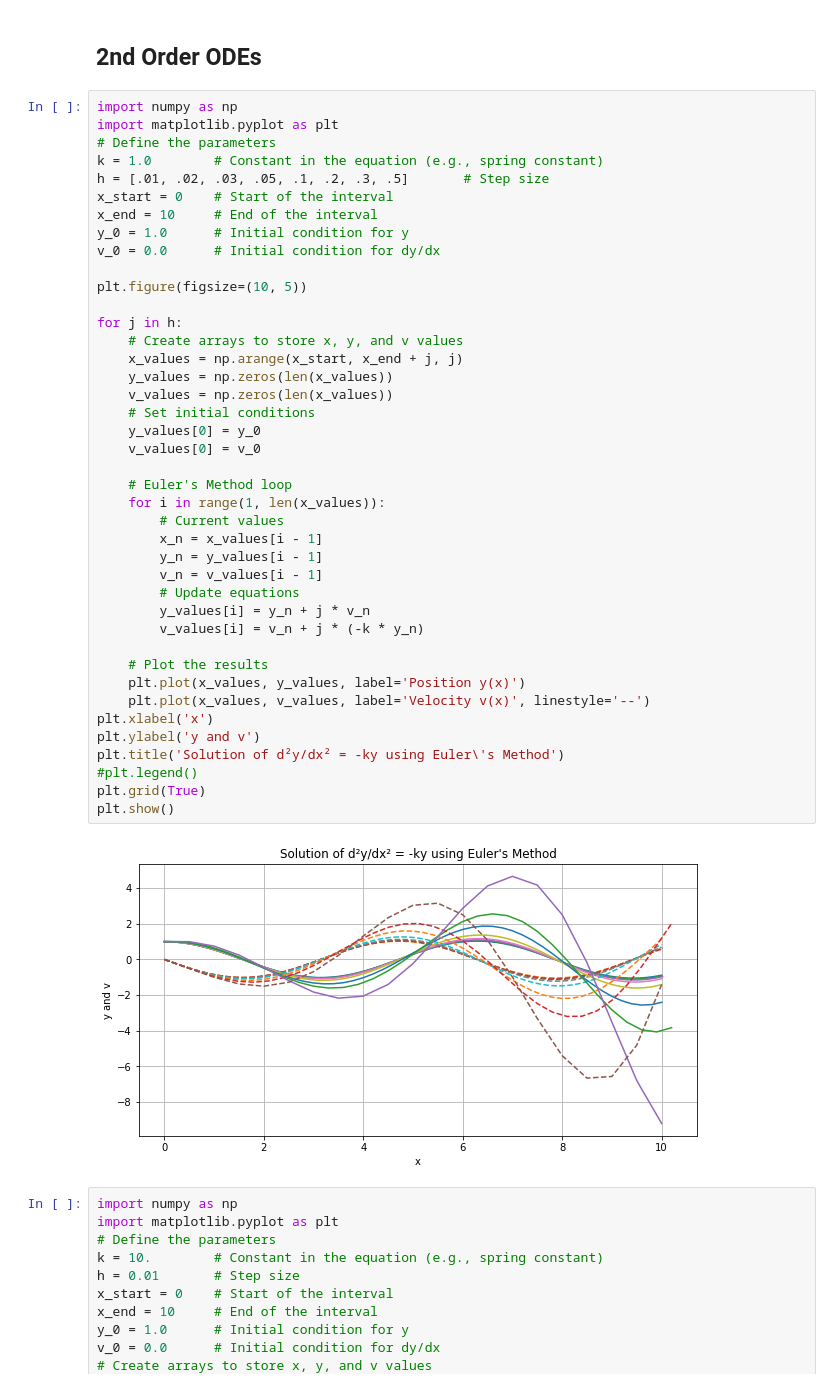
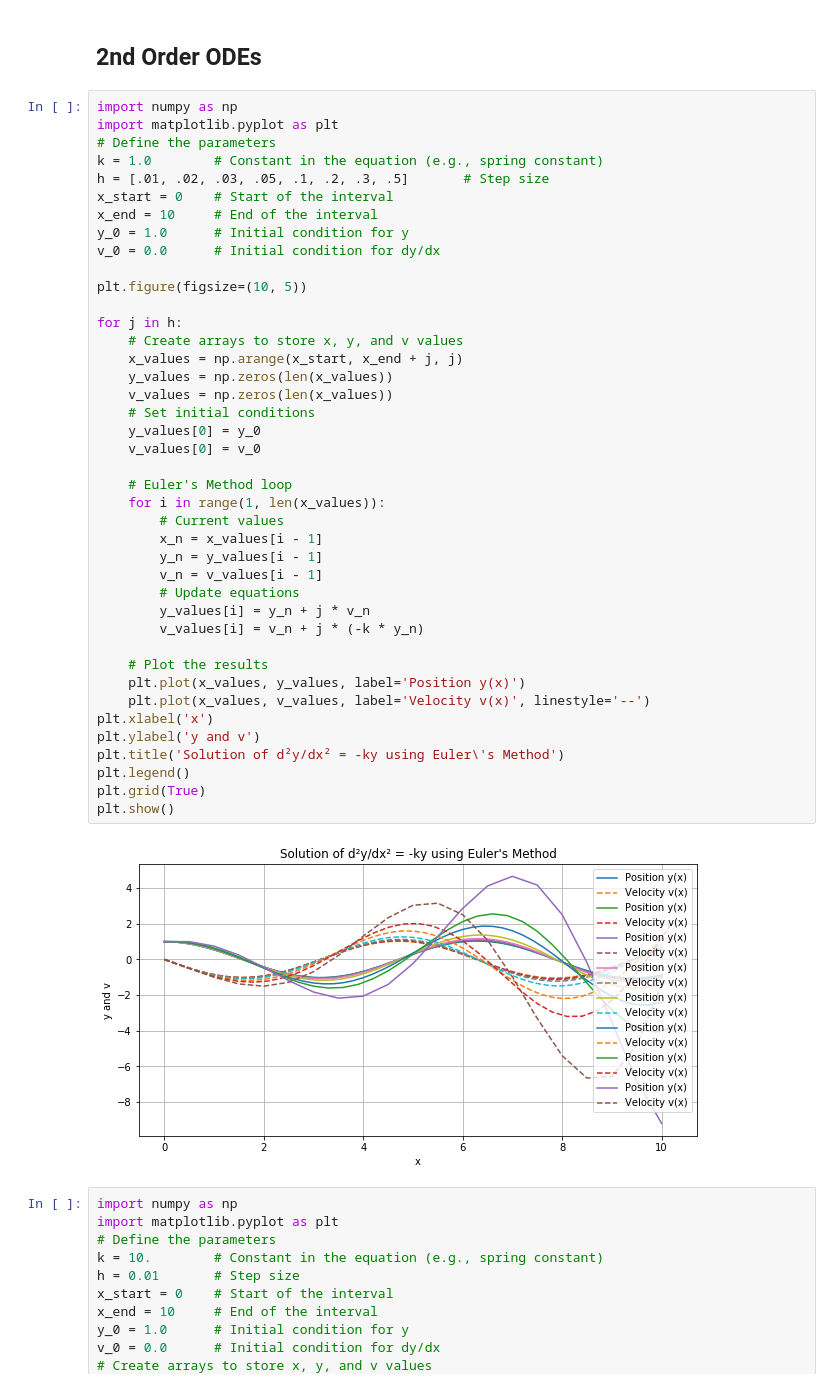
Before and after one commit to sk65556/coe311K, a Jupyter notebook: classwork/sk65556-CH17.ipynb, the cells around one changed output. Drawn from its saved outputs; the diff is of its cells as text.

```diff
--- a/classwork/sk65556-CH17.ipynb
+++ b/classwork/sk65556-CH17.ipynb
@@ -14,35 +14,35 @@ v_0 = 0.0      # Initial condition for dy/dx
 plt.figure(figsize=(10, 5))
 
 for j in h:
     # Create arrays to store x, y, and v values
     x_values = np.arange(x_start, x_end + j, j)
     y_values = np.zeros(len(x_values))
     v_values = np.zeros(len(x_values))
     # Set initial conditions
     y_values[0] = y_0
     v_values[0] = v_0
 
     # Euler's Method loop
     for i in range(1, len(x_values)):
         # Current values
         x_n = x_values[i - 1]
         y_n = y_values[i - 1]
         v_n = v_values[i - 1]
         # Update equations
         y_values[i] = y_n + j * v_n
         v_values[i] = v_n + j * (-k * y_n)
 
     # Plot the results
     plt.plot(x_values, y_values, label='Position y(x)')
     plt.plot(x_values, v_values, label='Velocity v(x)', linestyle='--')
 plt.xlabel('x')
 plt.ylabel('y and v')
 plt.title('Solution of d²y/dx² = -ky using Euler\'s Method')
-#plt.legend()
+plt.legend()
 plt.grid(True)
 plt.show()
 # %% [output]
-[figure, old version]
+[figure, new version]
 # %%
 import numpy as np
 import matplotlib.pyplot as plt
```
Also changed, not shown: 4 other files.
